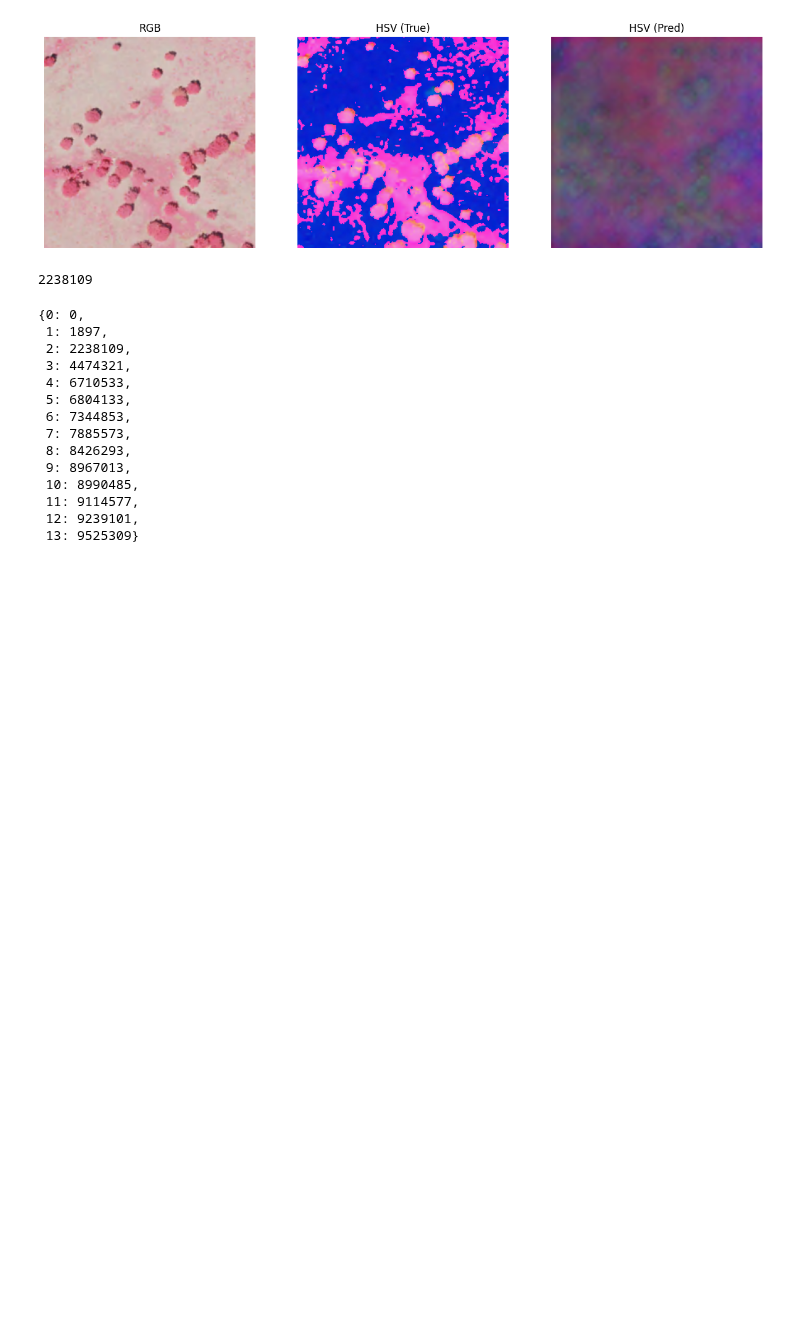
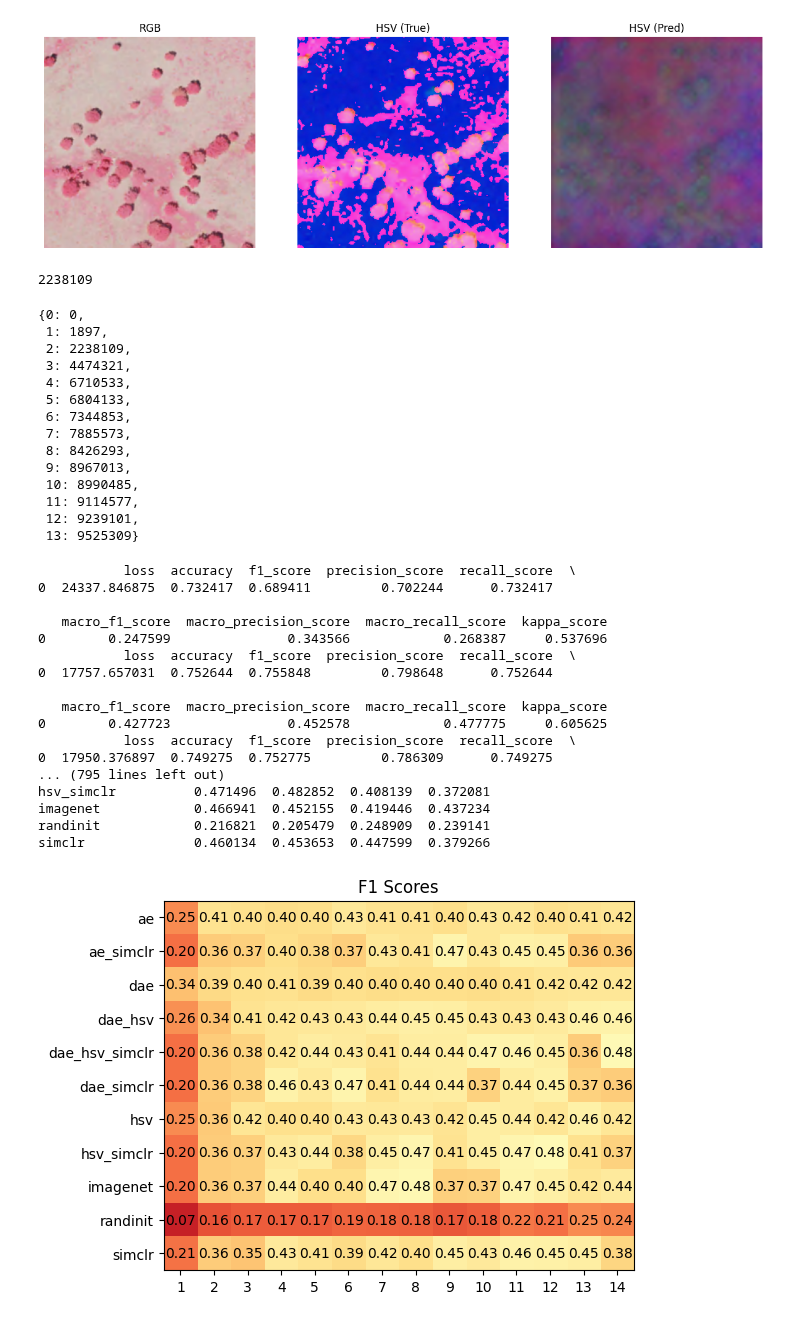
Before and after one commit to DakotaHester/ms-land-cover, a Jupyter notebook: model_tests.ipynb, the cells around one changed output. Drawn from its saved outputs; the diff is of its cells as text; code cells hidden in the pictures; blank space fills up the shorter version.

```diff
--- a/model_tests.ipynb
+++ b/model_tests.ipynb
@@ -145,3 +145,66 @@ trainable_params_dict
  11: 9114577,
  12: 9239101,
  13: 9525309}
+# %%
+import pandas as pd
+from glob import glob
+import os
+
+test_metrics_csv_paths = glob('./logs/finetune_20250108/*/*/test_metrics.csv')
+# print(test_metrics_csv_paths)
+
+dfs = []
+for csv_path in test_metrics_csv_paths:
+    parent_dir = os.path.dirname(csv_path)
+    num_layers_trained = int(os.path.basename(parent_dir))
+    weights_used = os.path.basename(os.path.dirname(parent_dir))
+    df = pd.read_csv(csv_path)
+    print(df)
+    df['num_layers_trained'] = num_layers_trained
+    df['weights_used'] = weights_used
+    dfs.append(df)
+
+test_metrics_df = pd.concat(dfs)
+test_metrics_df = test_metrics_df.sort_values(['num_layers_trained', 'weights_used'])
+# test_metrics_df.set_index(['num_layers_trained', 'weights_used'])
+f1_scores = test_metrics_df[['macro_f1_score', 'num_layers_trained', 'weights_used']]
+
+# plot as matrix with num_layers_trained as x-axis and weights_used as y-axis
+import matplotlib.pyplot as plt
+
+f1_scores_pivot = f1_scores.pivot(index='weights_used', columns='num_layers_trained', values='macro_f1_score')
+# f1_scores_pivot = f1_scores_pivot / f1_scores_pivot.max().max()
+
+fig, ax = plt.subplots()
+ax.set_title('F1 Scores')
+print(f1_scores_pivot)
+ax.imshow(f1_scores_pivot, cmap='RdYlGn', vmin=0, vmax=1)
+
+ax.set_xticks(range(len(f1_scores_pivot.columns)))
+ax.set_xticklabels(f1_scores_pivot.columns)
+ax.set_yticks(range(len(f1_scores_pivot.index)))
+ax.set_yticklabels(f1_scores_pivot.index)
+
+# include values in matrix
+for i in range(len(f1_scores_pivot.index)):
+    for j in range(len(f1_scores_pivot.columns)):
+        ax.text(j, i, f'{f1_scores_pivot.iloc[i, j]:.2f}', ha='center', va='center', color='black')
+# %% [output]
+           loss  accuracy  f1_score  precision_score  recall_score  \
+0  24337.846875  0.732417  0.689411         0.702244      0.732417
+
+   macro_f1_score  macro_precision_score  macro_recall_score  kappa_score
+0        0.247599               0.343566            0.268387     0.537696
+           loss  accuracy  f1_score  precision_score  recall_score  \
+0  17757.657031  0.752644  0.755848         0.798648      0.752644
+
+   macro_f1_score  macro_precision_score  macro_recall_score  kappa_score
+0        0.427723               0.452578            0.477775     0.605625
+           loss  accuracy  f1_score  precision_score  recall_score  \
+0  17950.376897  0.749275  0.752775         0.786309      0.749275
+... (795 lines left out)
+hsv_simclr          0.471496  0.482852  0.408139  0.372081
+imagenet            0.466941  0.452155  0.419446  0.437234
+randinit            0.216821  0.205479  0.248909  0.239141
+simclr              0.460134  0.453653  0.447599  0.379266
+[figure, added]
```
Also changed, not shown: parts of 1 cell of this notebook, 5 other files.
